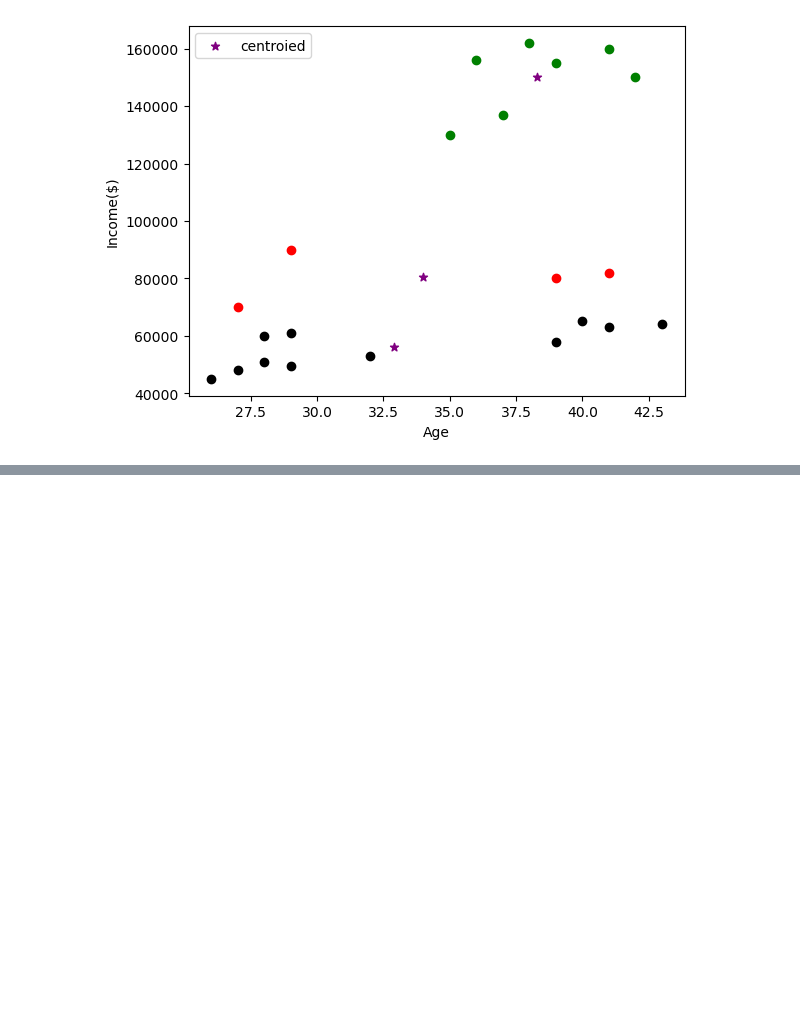
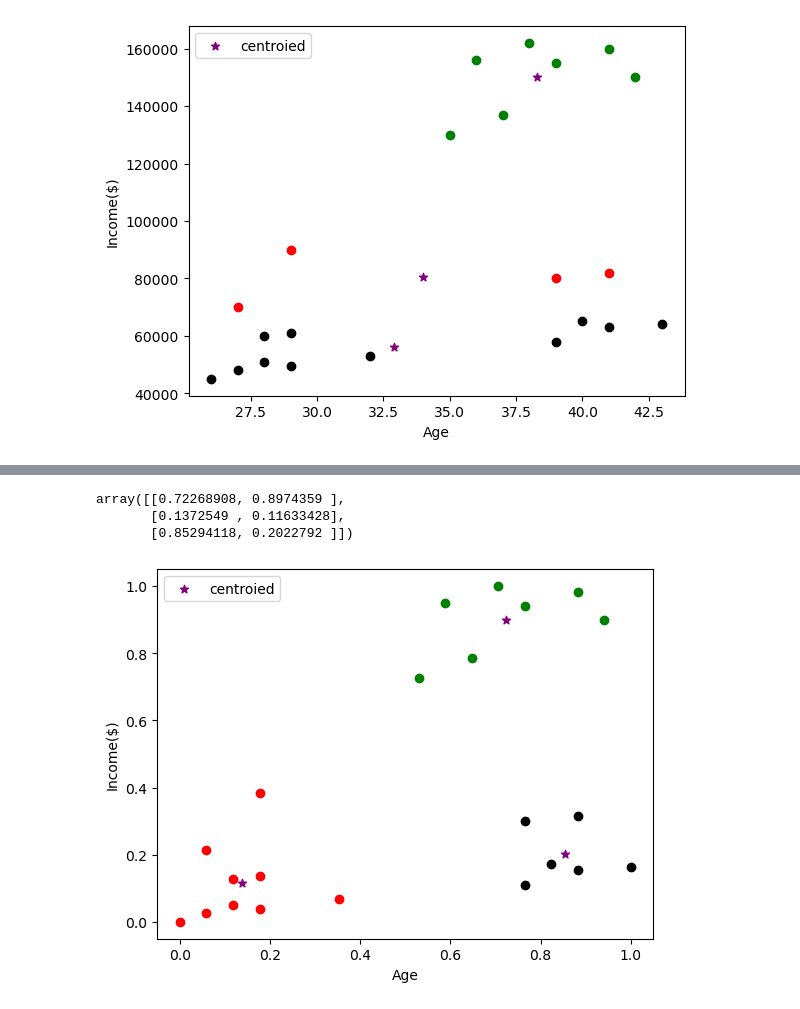
Before and after one commit to azeem932356/ML-Foundations, a Jupyter notebook: UnsupervisedLearning/K-Means/kmeans.ipynb, the cells around one changed output, grey strips where cells are left out. Cells and saved outputs as stored; diff of their text form; code cells hidden in the pictures; blank space fills up the shorter version.

Commit message:
KMeans

```diff
--- a/UnsupervisedLearning/K-Means/kmeans.ipynb
+++ b/UnsupervisedLearning/K-Means/kmeans.ipynb
@@ -211,3 +171,18 @@ plt.legend()
 plt.show()
 # %% [output]
 [figure]
+# %%
+# this values are not scaled properly because they have different values so we are going to normalize these using MinMaxScaler
+from sklearn.preprocessing import MinMaxScaler
+
+scaler= MinMaxScaler()
+
+#for Income($) column
+scaler.fit(df[["Income($)"]])
+df["Income($)"]= scaler.transform(df[["Income($)"]])
+
+#for age
+scaler.fit(df[["Age"]])
+df["Age"]= scaler.transform(df[["Age"]])
+
+df.head()
@@ -213,0 +209,5 @@ plt.show()
+# %%
+#now hopefuly we are going to see better results
+km= KMeans(n_clusters=3, random_state=42)
+y_predicted= km.fit_predict(df[["Age", "Income($)"]])
+y_predicted
@@ -213,0 +216,3 @@ plt.show()
+# %%
+df['clusters']= y_predicted
+df.head()
@@ -213,0 +226,20 @@ plt.show()
+# %%
+km.cluster_centers_
+# %% [output]
+array([[0.72268908, 0.8974359 ],
+       [0.1372549 , 0.11633428],
+       [0.85294118, 0.2022792 ]])
+# %%
+df1= df[df.clusters== 0]
+df2= df[df.clusters== 1]
+df3= df[df.clusters== 2]
+plt.scatter(df1.Age, df1["Income($)"], color= "green")
+plt.scatter(df2.Age, df2["Income($)"], color= "red")
+plt.scatter(df3.Age, df3["Income($)"], color= "black")
+plt.scatter(km.cluster_centers_[:, 0], km.cluster_centers_[:, 1], color= "purple", marker= "*", label= "centroied")
+plt.xlabel("Age")
+plt.ylabel("Income($)")
+plt.legend()
+plt.show()
+# %% [output]
+[figure, added]
```
Also changed, not shown: parts of 7 cells of this notebook.
